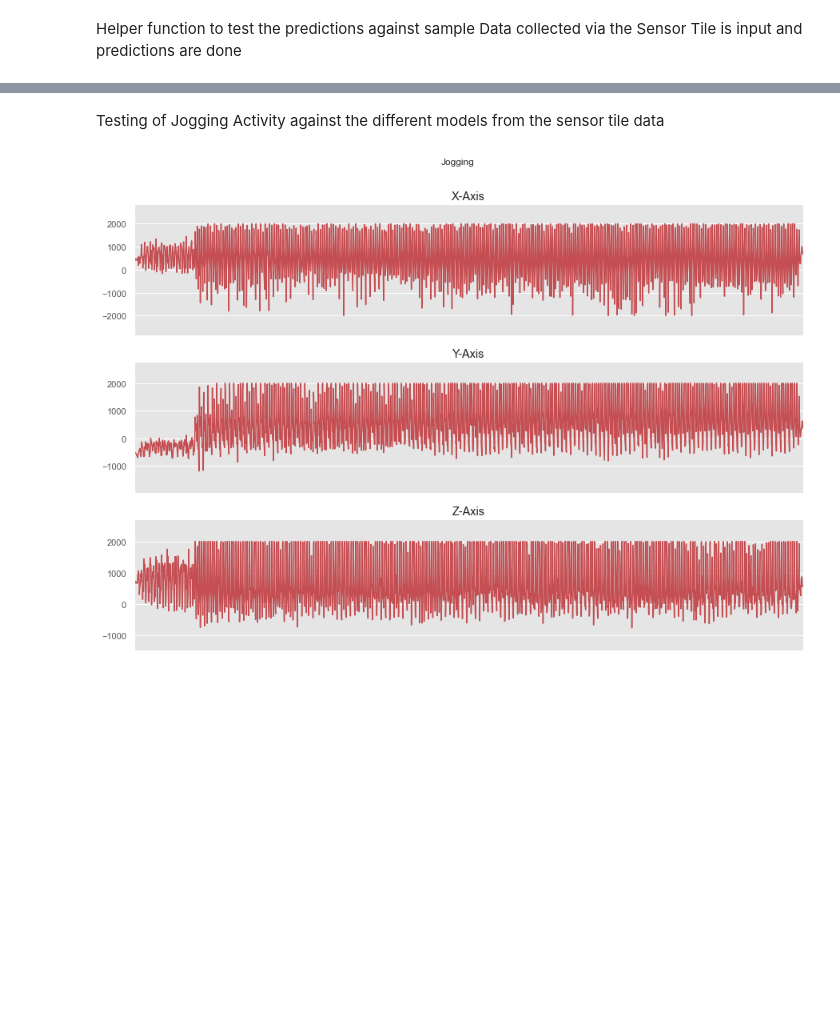
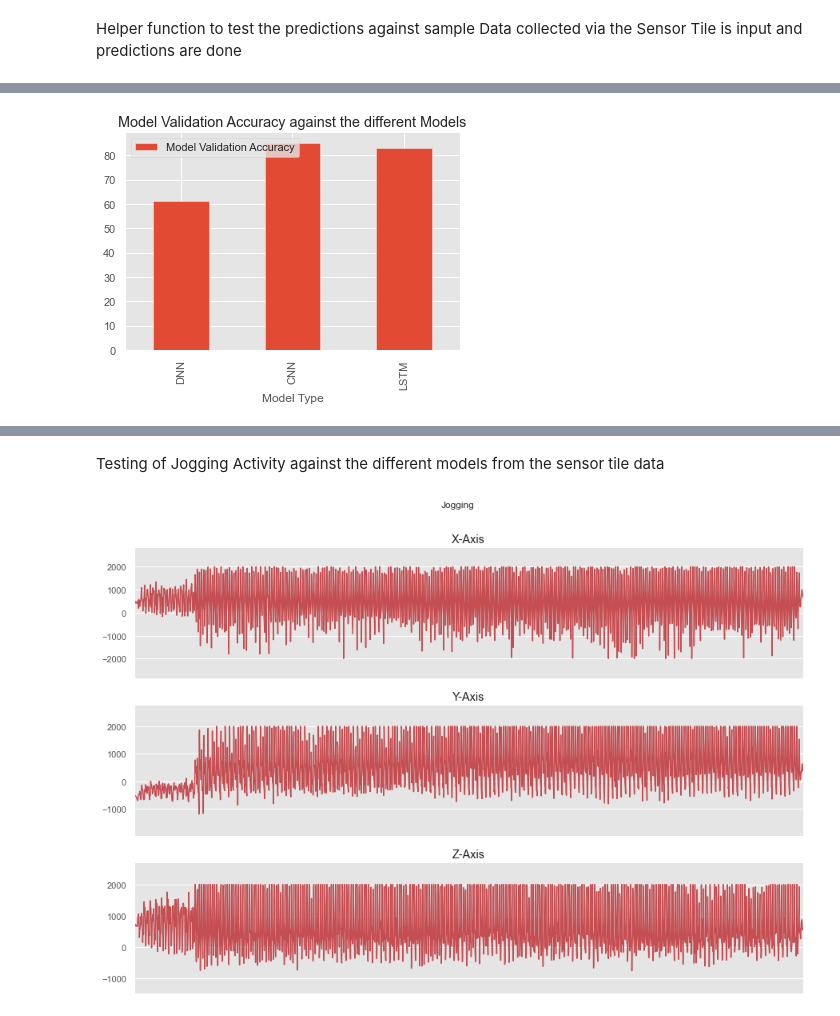
Before and after one commit to gsreddy99/har, a Jupyter notebook: HumanActivityRecognitionUsingWisdm.ipynb, the cells around one changed output, grey strips where cells are left out. Saved outputs shown, nothing was run; the diff lists cells and outputs as text; code cells hidden in the pictures; blank space fills up the shorter version.

```diff
--- a/HumanActivityRecognitionUsingWisdm.ipynb
+++ b/HumanActivityRecognitionUsingWisdm.ipynb
@@ -819,0 +840,7 @@ plt.show()
+# %%
+dfscore.plot(kind='bar', x = 'Model Type', y = 'Model Validation Accuracy', title="Model Validation Accuracy against the different Models",
+
+            )
+plt.show()
+# %% [output]
+[figure, added]
```
Also changed, not shown: parts of 102 cells of this notebook, 1 other file.
